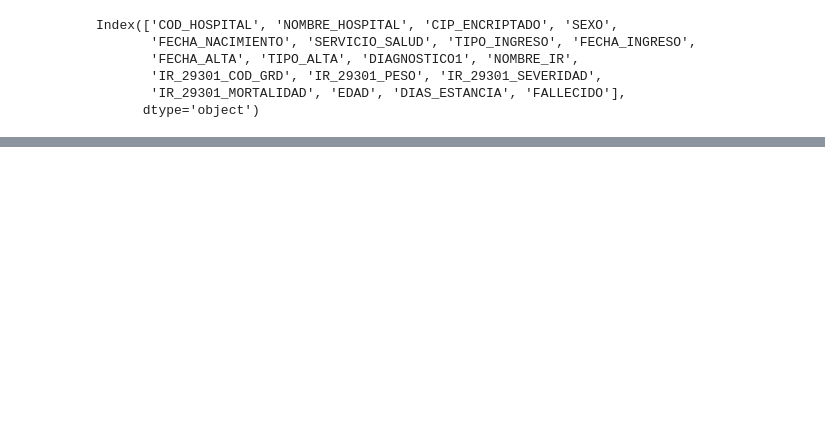
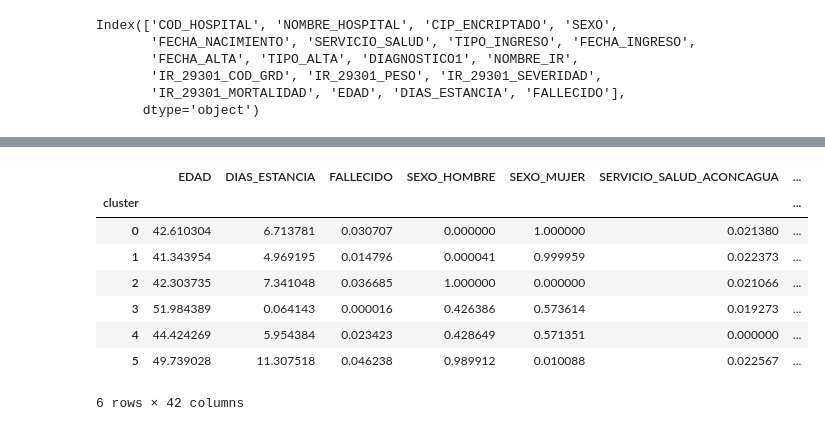
Before and after one commit to Winoid/TareasTOPD, a Jupyter notebook: Tarea2.ipynb, the cells around one changed output, grey strips where cells are left out. Cells and saved outputs as stored; diff of their text form; code cells hidden in the pictures; blank space fills up the shorter version.

```diff
--- a/Tarea2.ipynb
+++ b/Tarea2.ipynb
@@ -220,0 +312,12 @@ Name: TIPO_INGRESO, dtype: object
+# %%
+u.groupby("cluster").mean()
+# %% [output]
+|  | EDAD | DIAS_ESTANCIA | FALLECIDO | SEXO_HOMBRE | SEXO_MUJER | SERVICIO_SALUD_ACONCAGUA | ... |
+| cluster |  |  |  |  |  |  | ... |
+| 0 | 42.610304 | 6.713781 | 0.030707 | 0.000000 | 1.000000 | 0.021380 | ... |
+| 1 | 41.343954 | 4.969195 | 0.014796 | 0.000041 | 0.999959 | 0.022373 | ... |
+| 2 | 42.303735 | 7.341048 | 0.036685 | 1.000000 | 0.000000 | 0.021066 | ... |
+| 3 | 51.984389 | 0.064143 | 0.000016 | 0.426386 | 0.573614 | 0.019273 | ... |
+| 4 | 44.424269 | 5.954384 | 0.023423 | 0.428649 | 0.571351 | 0.000000 | ... |
+| 5 | 49.739028 | 11.307518 | 0.046238 | 0.989912 | 0.010088 | 0.022567 | ... |
+6 rows × 42 columns
```
Also changed, not shown: parts of 39 cells of this notebook.
